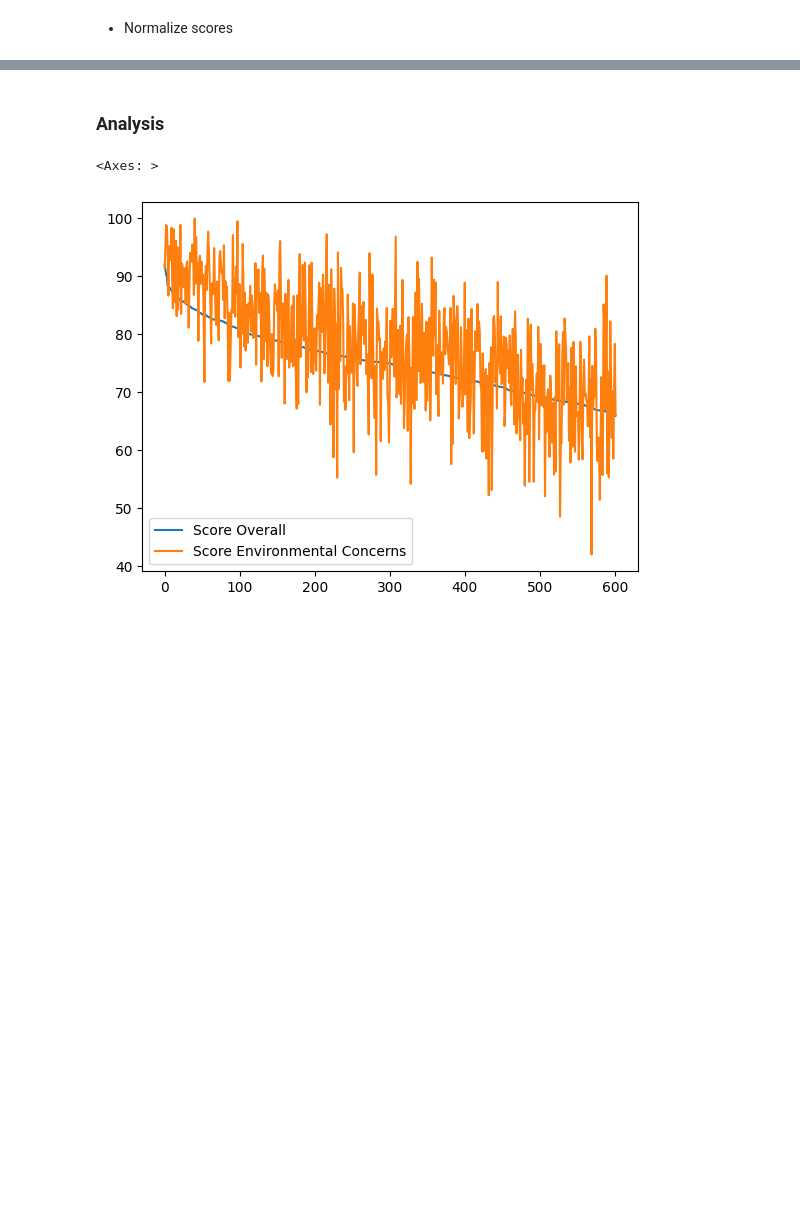
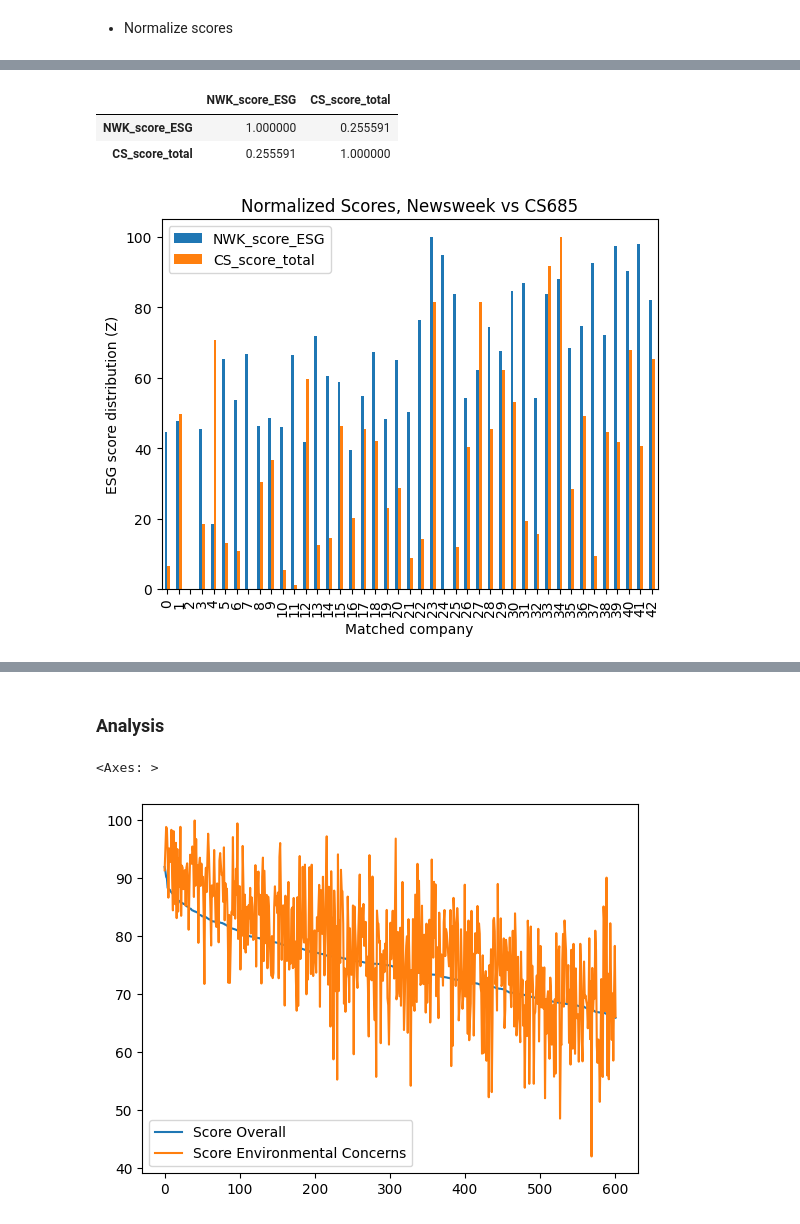
Before and after one commit to jbardowski/CS685_final_project, a Jupyter notebook: src/comp_scores/correlate_newsweek.ipynb, the cells around one changed output, grey strips where cells are left out. Saved outputs shown, nothing was run; the diff lists cells and outputs as text; code cells hidden in the pictures; blank space fills up the shorter version.

```diff
--- a/src/comp_scores/correlate_newsweek.ipynb
+++ b/src/comp_scores/correlate_newsweek.ipynb
@@ -231,3 +239,17 @@ dfn[['NWK_score_total', 'CS_score_total']].corr()
+# %%
+import matplotlib.pyplot as plt
+dfn[['NWK_score_ESG', 'CS_score_total']].plot(kind='bar', grid=False)
+plt.xlabel(f"Matched company")
+plt.ylabel("ESG score distribution (Z)")
+plt.title("Normalized Scores, Newsweek vs CS685")
+
+corr_mat = dfn[['NWK_score_ESG', 'CS_score_total']].corr()
+corr_mat
+# %% [output]
+|  | NWK_score_ESG | CS_score_total |
+| NWK_score_ESG | 1.000000 | 0.255591 |
+| CS_score_total | 0.255591 | 1.000000 |
+[figure, added]
 # %%
 dfn[['NWK_score_ESG', 'CS_score_S3']].plot(kind='bar')
 dfn[['NWK_score_ESG', 'CS_score_S3']].corr()
```
Also changed, not shown: parts of 6 cells of this notebook, 1 other file.
